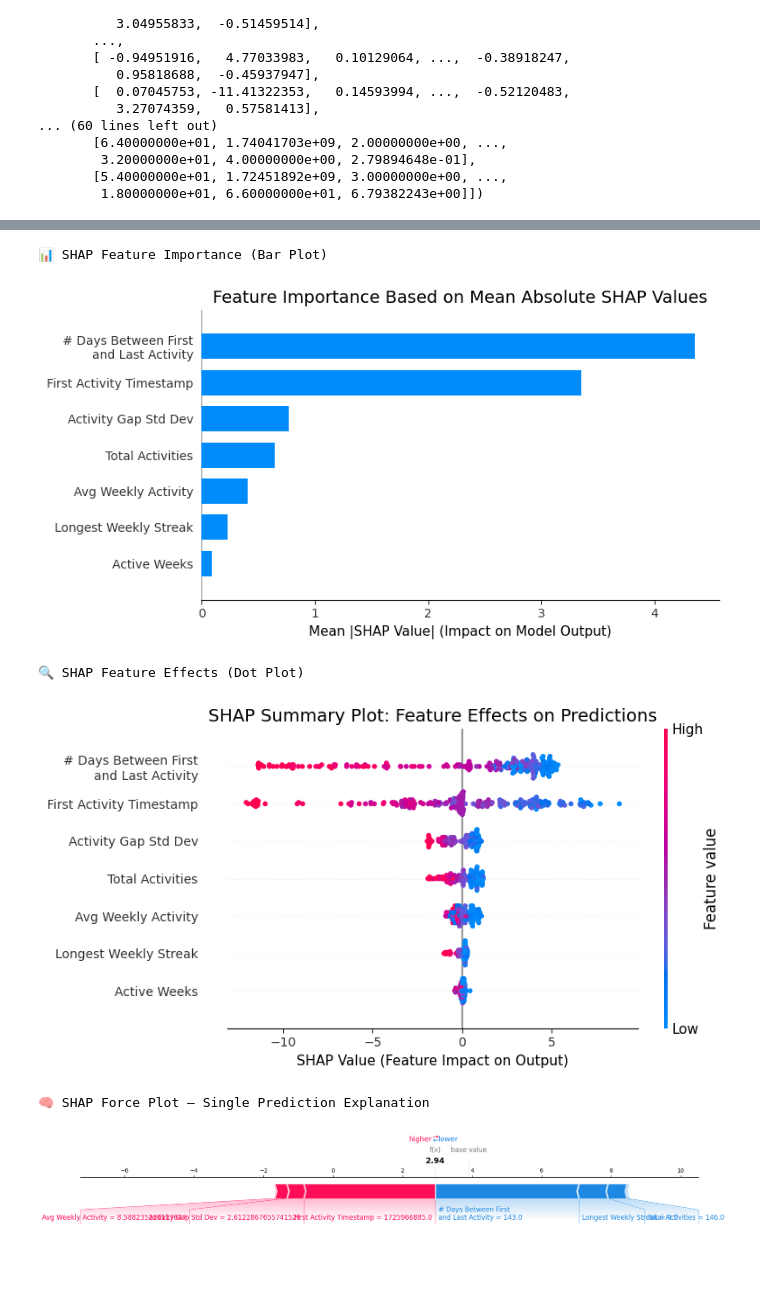
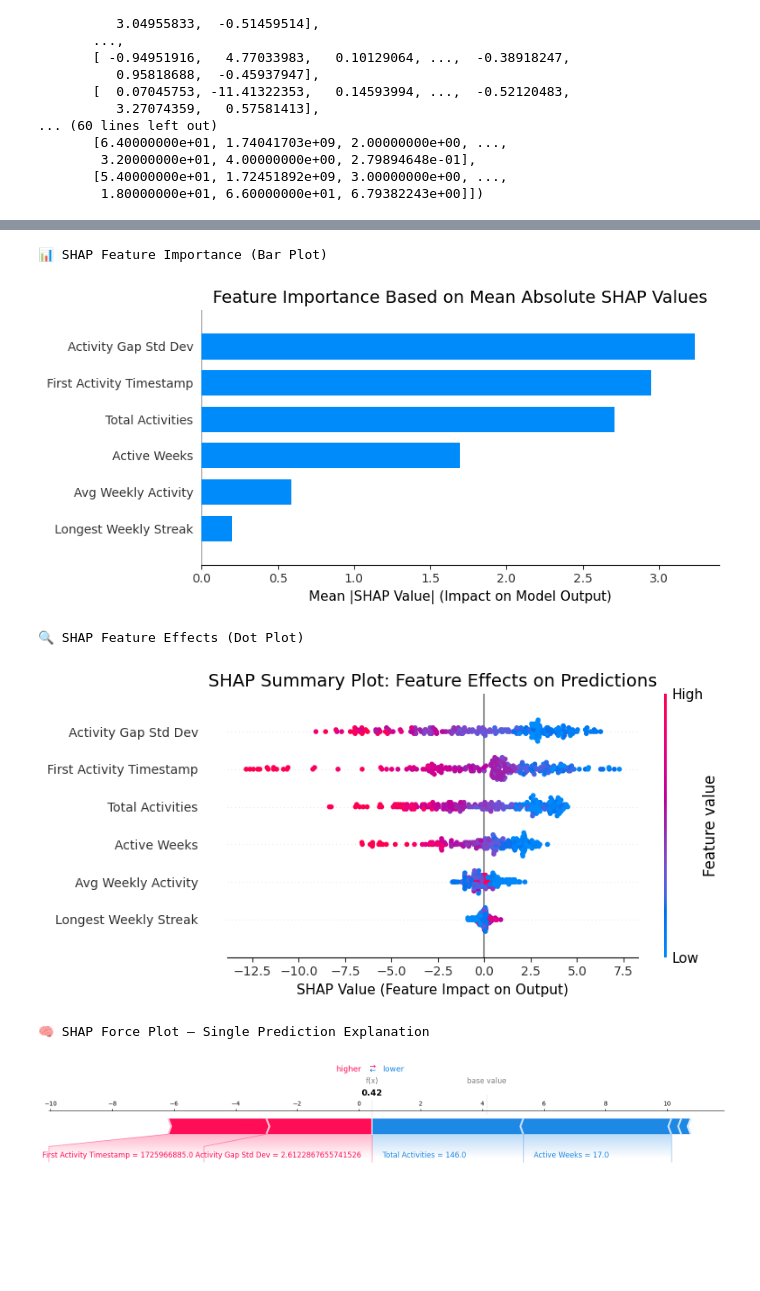
Before and after one commit to fmikov/mlbd-project, a Jupyter notebook: rq3.ipynb, the cells around one changed output, grey strips where cells are left out. Drawn from its saved outputs; the diff is of its cells as text; code cells hidden in the pictures; blank space fills up the shorter version.

```diff
--- a/rq3.ipynb
+++ b/rq3.ipynb
@@ -178,8 +178,9 @@ warnings.filterwarnings("ignore")
 feature_cols = [
     "total_activities", "first_activity_ts", "active_weeks",
     "longest_streak_weeks", "avg_weekly_activity",
-    "days_between_first_and_last", "std_days_between_activities"
+ "std_days_between_activities"
 ]
+# "days_between_first_and_last"
 X = model_df[feature_cols]
 y = model_df["churn"]
 
@@ -307,7 +308,6 @@ rename_map = {
     "avg_weekly_activity": "Avg Weekly Activity",
     "active_weeks": "Active Weeks",
     "longest_streak_weeks": "Longest Weekly Streak",
-    "days_between_first_and_last": "# Days Between First\nand Last Activity",
     "std_days_between_activities": "Activity Gap Std Dev",
     "days_since_last_activity": "Days Since Last Activity",
     "days_since_first_activity": "Days Since First Activity",
@@ -323,35 +323,35 @@ explainer = shap.Explainer(model, X_train)
 
 # 4. SHAP değerleri
 shap_values = explainer(X_test, check_additivity=False)
 shap_values.feature_names = X_test_pretty.columns.tolist()
 
 # 5. SHAP bar plot
 print("📊 SHAP Feature Importance (Bar Plot)")
 shap.summary_plot(shap_values, X_test_pretty, plot_type="bar", show=False)
 plt.title("Feature Importance Based on Mean Absolute SHAP Values", fontsize=14)
 plt.xlabel("Mean |SHAP Value| (Impact on Model Output)", fontsize=11)
 plt.xticks(fontsize=10)
 plt.yticks(fontsize=10)
 plt.tight_layout()
 plt.show()
 
 # 6. SHAP dot plot
 print("🔍 SHAP Feature Effects (Dot Plot)")
 shap.summary_plot(shap_values, X_test_pretty, show=False)
 plt.title("SHAP Summary Plot: Feature Effects on Predictions", fontsize=14)
 plt.xlabel("SHAP Value (Feature Impact on Output)", fontsize=11)
 plt.xticks(fontsize=10)
 plt.yticks(fontsize=10)
 plt.tight_layout()
 plt.show()
 
 # 7. Force plot
 print("🧠 SHAP Force Plot – Single Prediction Explanation")
 shap.plots.force(shap_values[0], matplotlib=True)
 # %% [output]
 📊 SHAP Feature Importance (Bar Plot)
-[figure, old version]
+[figure, new version]
 🔍 SHAP Feature Effects (Dot Plot)
-[figure, old version]
+[figure, new version]
 🧠 SHAP Force Plot – Single Prediction Explanation
-[figure, old version]
+[figure, new version]
```
Also changed, not shown: parts of 3 cells of this notebook.
